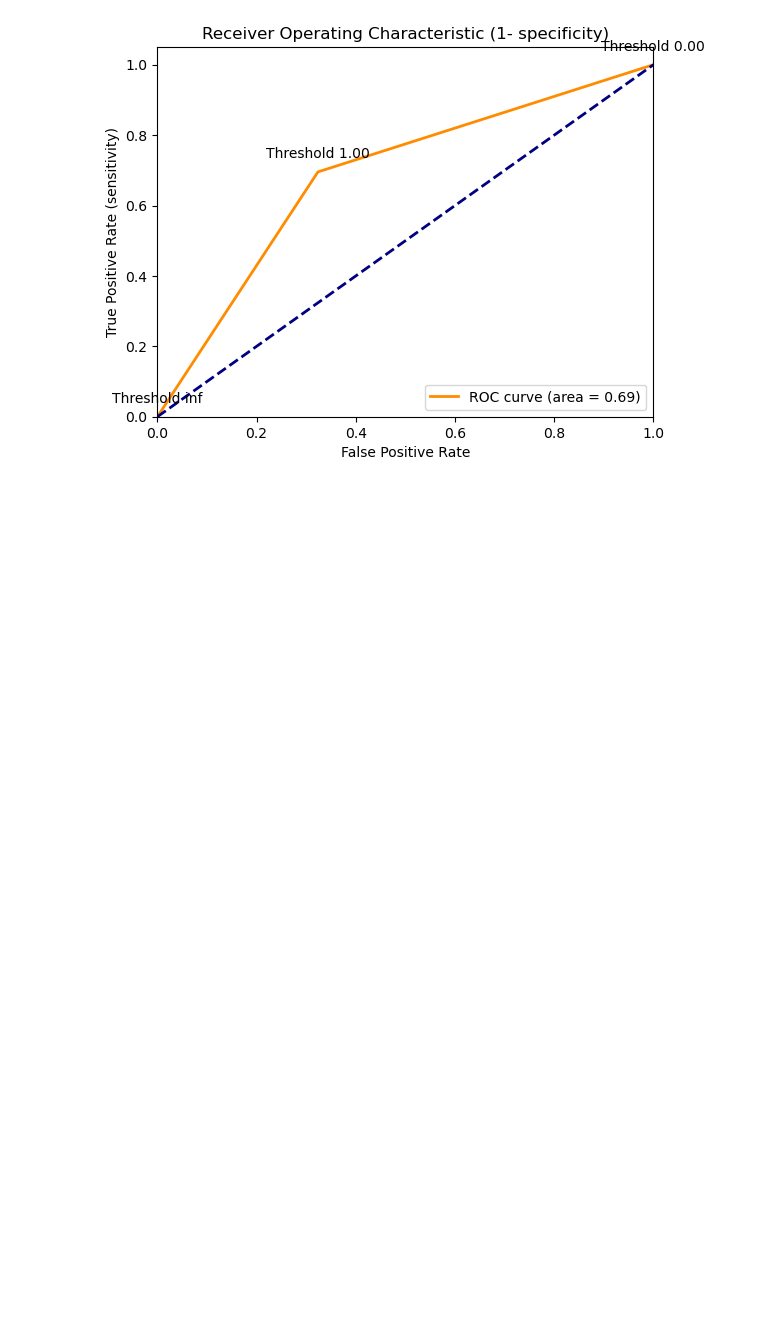
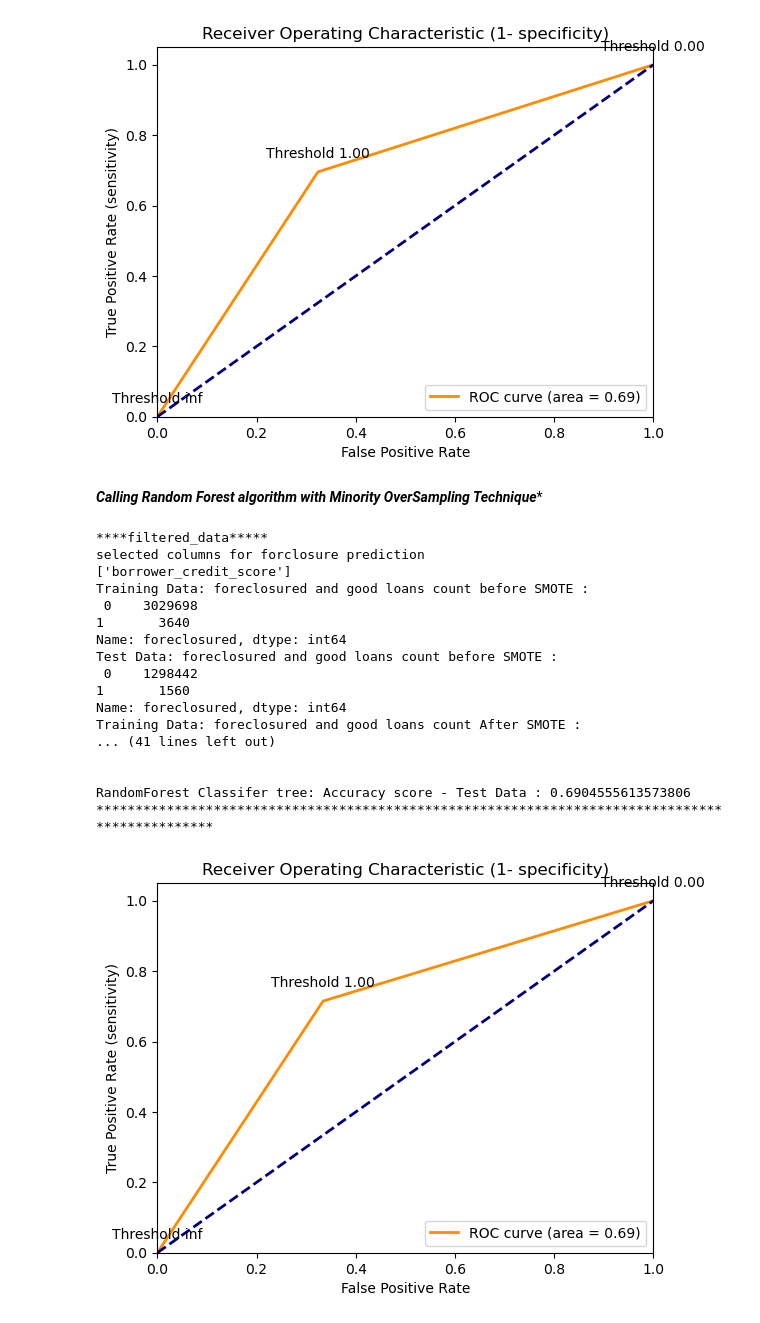
Before and after one commit to ManjuPallavi/FNMAProject, a Jupyter notebook: notebook/ExploratoryDataAnalysis.ipynb, the cells around one changed output. Cells and saved outputs as stored; diff of their text form; code cells hidden in the pictures; blank space fills up the shorter version.

Commit message:
Added random resmapling

```diff
--- a/notebook/ExploratoryDataAnalysis.ipynb
+++ b/notebook/ExploratoryDataAnalysis.ipynb
@@ -573,3 +573,27 @@ RandomForest Classifier : Confusion matrix -- training data
 RandomForest Classifer tree: Accuracy score - Test Data : 0.6763866517128435
 ***********************************************************************************************
 [figure]
+# %% [markdown]
+*****Calling Random Forest algorithm with Minority OverSampling Technique******
+# %%
+columns = ['borrower_credit_score']
+random_forest_ramdom_sampling (data,bestParameters,columns)
+# %% [output]
+****filtered_data*****
+selected columns for forclosure prediction
+['borrower_credit_score']
+Training Data: foreclosured and good loans count before SMOTE :
+ 0    3029698
+1       3640
+Name: foreclosured, dtype: int64
+Test Data: foreclosured and good loans count before SMOTE :
+ 0    1298442
+1       1560
+Name: foreclosured, dtype: int64
+Training Data: foreclosured and good loans count After SMOTE :
+... (41 lines left out)
+
+
+RandomForest Classifer tree: Accuracy score - Test Data : 0.6904555613573806
+***********************************************************************************************
+[figure, added]
```
Also changed, not shown: 1 other file.
